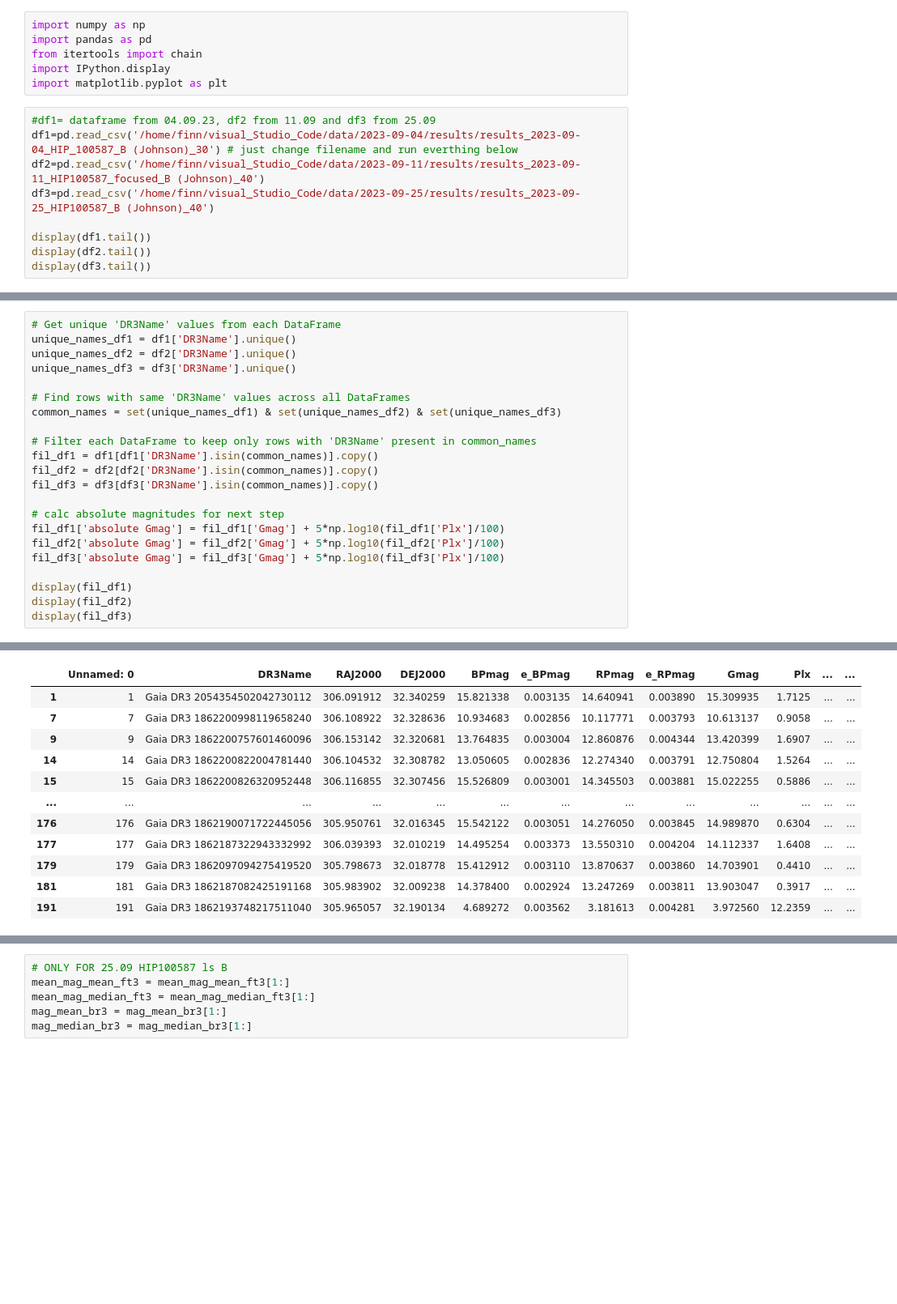
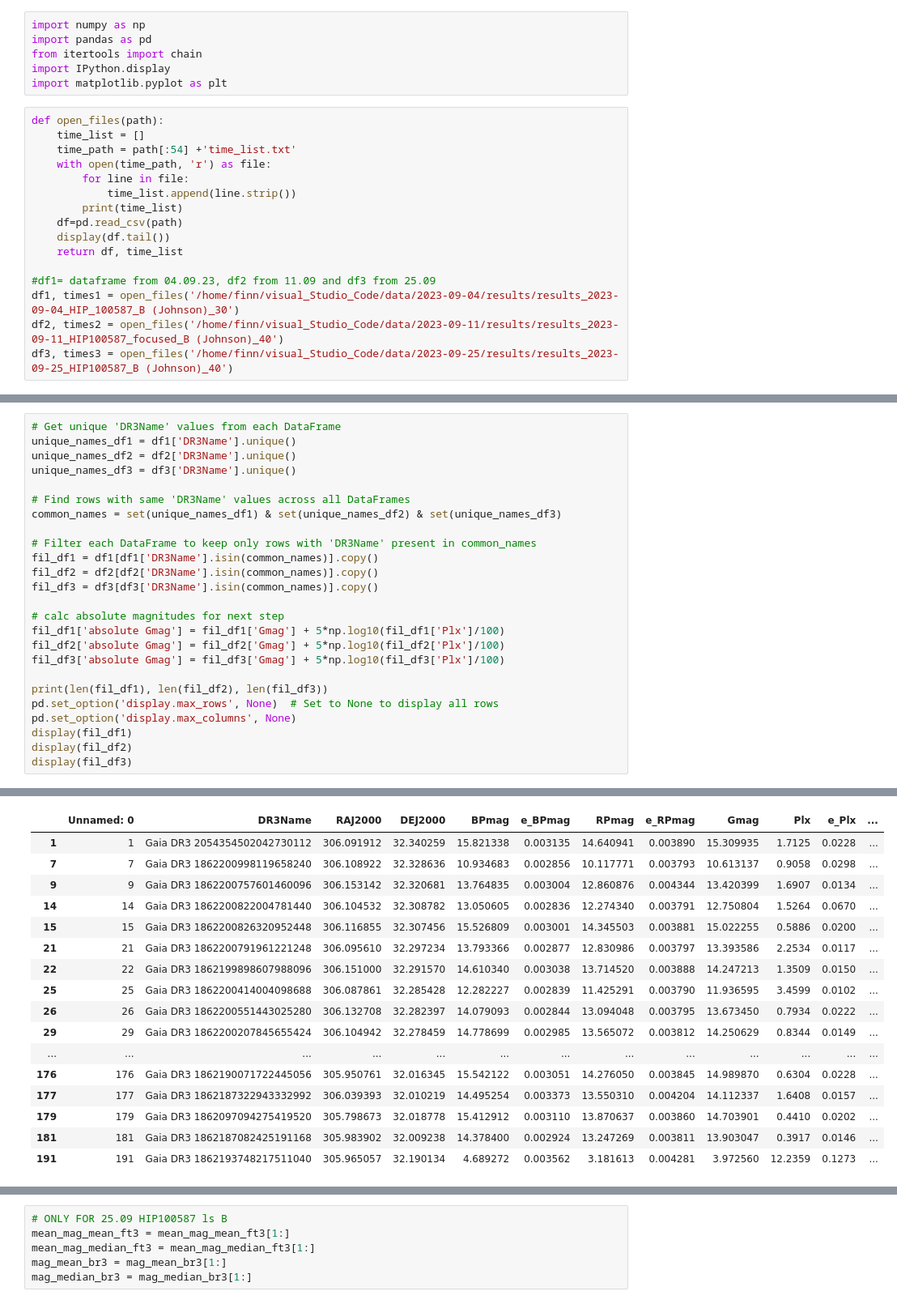
Before and after one commit to finnlsw/bachelorarbeit, a Jupyter notebook: Color_magnitude_diagrams.ipynb, the cells around one changed output, grey strips where cells are left out. Shown at 81% size. Cells and saved outputs as stored; diff of their text form; blank space fills up the shorter version.

```diff
--- a/Color_magnitude_diagrams.ipynb
+++ b/Color_magnitude_diagrams.ipynb
@@ -5,12 +5,19 @@ from itertools import chain
 import IPython.display
 import matplotlib.pyplot as plt
 # %%
+def open_files(path):
+    time_list = []
+    time_path = path[:54] +'time_list.txt'
+    with open(time_path, 'r') as file:
+        for line in file:
+            time_list.append(line.strip())
+        print(time_list)
+    df=pd.read_csv(path)
+    display(df.tail())
+    return df, time_list
+
 #df1= dataframe from 04.09.23, df2 from 11.09 and df3 from 25.09
-df1=pd.read_csv('/home/finn/visual_Studio_Code/data/2023-09-04/results/results_2023-09-04_HIP_100587_B (Johnson)_30') # just change filename and run everthing below
-df2=pd.read_csv('/home/finn/visual_Studio_Code/data/2023-09-11/results/results_2023-09-11_HIP100587_focused_B (Johnson)_40')
-df3=pd.read_csv('/home/finn/visual_Studio_Code/data/2023-09-25/results/results_2023-09-25_HIP100587_B (Johnson)_40')
-
-display(df1.tail())
-display(df2.tail())
-display(df3.tail())
+df1, times1 = open_files('/home/finn/visual_Studio_Code/data/2023-09-04/results/results_2023-09-04_HIP_100587_B (Johnson)_30')
+df2, times2 = open_files('/home/finn/visual_Studio_Code/data/2023-09-11/results/results_2023-09-11_HIP100587_focused_B (Johnson)_40')
+df3, times3 = open_files('/home/finn/visual_Studio_Code/data/2023-09-25/results/results_2023-09-25_HIP100587_B (Johnson)_40')
 # %% [output]
@@ -76,6 +64,9 @@ fil_df1['absolute Gmag'] = fil_df1['Gmag'] + 5*np.log10(fil_df1['Plx']/100)
 fil_df2['absolute Gmag'] = fil_df2['Gmag'] + 5*np.log10(fil_df2['Plx']/100)
 fil_df3['absolute Gmag'] = fil_df3['Gmag'] + 5*np.log10(fil_df3['Plx']/100)
 
+print(len(fil_df1), len(fil_df2), len(fil_df3))
+pd.set_option('display.max_rows', None)  # Set to None to display all rows
+pd.set_option('display.max_columns', None)
 display(fil_df1)
 display(fil_df2)
 display(fil_df3)
@@ -83,12 +75,17 @@ display(fil_df3)
-|  | Unnamed: 0 | DR3Name | RAJ2000 | DEJ2000 | BPmag | e_BPmag | RPmag | e_RPmag | Gmag | Plx | ... | ... |
-| 1 | 1 | Gaia DR3 2054354502042730112 | 306.091912 | 32.340259 | 15.821338 | 0.003135 | 14.640941 | 0.003890 | 15.309935 | 1.7125 | ... | ... |
-| 7 | 7 | Gaia DR3 1862200998119658240 | 306.108922 | 32.328636 | 10.934683 | 0.002856 | 10.117771 | 0.003793 | 10.613137 | 0.9058 | ... | ... |
-| 9 | 9 | Gaia DR3 1862200757601460096 | 306.153142 | 32.320681 | 13.764835 | 0.003004 | 12.860876 | 0.004344 | 13.420399 | 1.6907 | ... | ... |
-| 14 | 14 | Gaia DR3 1862200822004781440 | 306.104532 | 32.308782 | 13.050605 | 0.002836 | 12.274340 | 0.003791 | 12.750804 | 1.5264 | ... | ... |
-| 15 | 15 | Gaia DR3 1862200826320952448 | 306.116855 | 32.307456 | 15.526809 | 0.003001 | 14.345503 | 0.003881 | 15.022255 | 0.5886 | ... | ... |
+|  | Unnamed: 0 | DR3Name | RAJ2000 | DEJ2000 | BPmag | e_BPmag | RPmag | e_RPmag | Gmag | Plx | e_Plx | ... |
+| 1 | 1 | Gaia DR3 2054354502042730112 | 306.091912 | 32.340259 | 15.821338 | 0.003135 | 14.640941 | 0.003890 | 15.309935 | 1.7125 | 0.0228 | ... |
+| 7 | 7 | Gaia DR3 1862200998119658240 | 306.108922 | 32.328636 | 10.934683 | 0.002856 | 10.117771 | 0.003793 | 10.613137 | 0.9058 | 0.0298 | ... |
+| 9 | 9 | Gaia DR3 1862200757601460096 | 306.153142 | 32.320681 | 13.764835 | 0.003004 | 12.860876 | 0.004344 | 13.420399 | 1.6907 | 0.0134 | ... |
+| 14 | 14 | Gaia DR3 1862200822004781440 | 306.104532 | 32.308782 | 13.050605 | 0.002836 | 12.274340 | 0.003791 | 12.750804 | 1.5264 | 0.0670 | ... |
+| 15 | 15 | Gaia DR3 1862200826320952448 | 306.116855 | 32.307456 | 15.526809 | 0.003001 | 14.345503 | 0.003881 | 15.022255 | 0.5886 | 0.0200 | ... |
+| 21 | 21 | Gaia DR3 1862200791961221248 | 306.095610 | 32.297234 | 13.793366 | 0.002877 | 12.830986 | 0.003797 | 13.393586 | 2.2534 | 0.0117 | ... |
+| 22 | 22 | Gaia DR3 1862199898607988096 | 306.151000 | 32.291570 | 14.610340 | 0.003038 | 13.714520 | 0.003888 | 14.247213 | 1.3509 | 0.0150 | ... |
+| 25 | 25 | Gaia DR3 1862200414004098688 | 306.087861 | 32.285428 | 12.282227 | 0.002839 | 11.425291 | 0.003790 | 11.936595 | 3.4599 | 0.0102 | ... |
+| 26 | 26 | Gaia DR3 1862200551443025280 | 306.132708 | 32.282397 | 14.079093 | 0.002844 | 13.094048 | 0.003795 | 13.673450 | 0.7934 | 0.0222 | ... |
+| 29 | 29 | Gaia DR3 1862200207845655424 | 306.104942 | 32.278459 | 14.778699 | 0.002985 | 13.565072 | 0.003812 | 14.250629 | 0.8344 | 0.0149 | ... |
 | ... | ... | ... | ... | ... | ... | ... | ... | ... | ... | ... | ... | ... |
-| 176 | 176 | Gaia DR3 1862190071722445056 | 305.950761 | 32.016345 | 15.542122 | 0.003051 | 14.276050 | 0.003845 | 14.989870 | 0.6304 | ... | ... |
-| 177 | 177 | Gaia DR3 1862187322943332992 | 306.039393 | 32.010219 | 14.495254 | 0.003373 | 13.550310 | 0.004204 | 14.112337 | 1.6408 | ... | ... |
-| 179 | 179 | Gaia DR3 1862097094275419520 | 305.798673 | 32.018778 | 15.412912 | 0.003110 | 13.870637 | 0.003860 | 14.703901 | 0.4410 | ... | ... |
-| 181 | 181 | Gaia DR3 1862187082425191168 | 305.983902 | 32.009238 | 14.378400 | 0.002924 | 13.247269 | 0.003811 | 13.903047 | 0.3917 | ... | ... |
-| 191 | 191 | Gaia DR3 1862193748217511040 | 305.965057 | 32.190134 | 4.689272 | 0.003562 | 3.181613 | 0.004281 | 3.972560 | 12.2359 | ... | ... |
+| 176 | 176 | Gaia DR3 1862190071722445056 | 305.950761 | 32.016345 | 15.542122 | 0.003051 | 14.276050 | 0.003845 | 14.989870 | 0.6304 | 0.0228 | ... |
+| 177 | 177 | Gaia DR3 1862187322943332992 | 306.039393 | 32.010219 | 14.495254 | 0.003373 | 13.550310 | 0.004204 | 14.112337 | 1.6408 | 0.0157 | ... |
+| 179 | 179 | Gaia DR3 1862097094275419520 | 305.798673 | 32.018778 | 15.412912 | 0.003110 | 13.870637 | 0.003860 | 14.703901 | 0.4410 | 0.0202 | ... |
+| 181 | 181 | Gaia DR3 1862187082425191168 | 305.983902 | 32.009238 | 14.378400 | 0.002924 | 13.247269 | 0.003811 | 13.903047 | 0.3917 | 0.0146 | ... |
+| 191 | 191 | Gaia DR3 1862193748217511040 | 305.965057 | 32.190134 | 4.689272 | 0.003562 | 3.181613 | 0.004281 | 3.972560 | 12.2359 | 0.1273 | ... |
```
Also changed, not shown: parts of 10 cells of this notebook, 2 other files.
